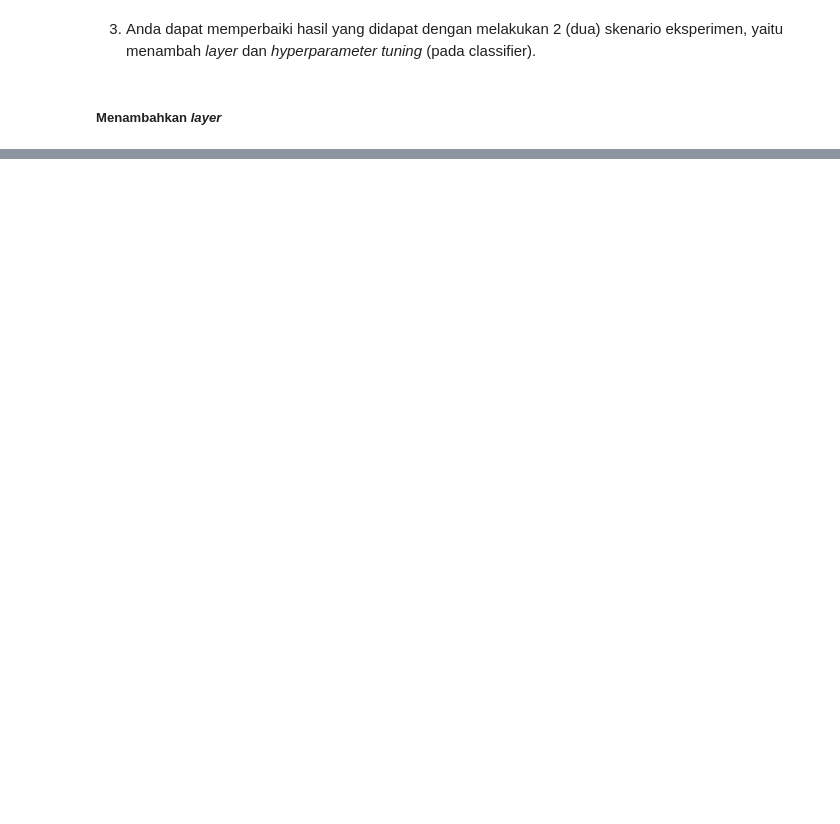
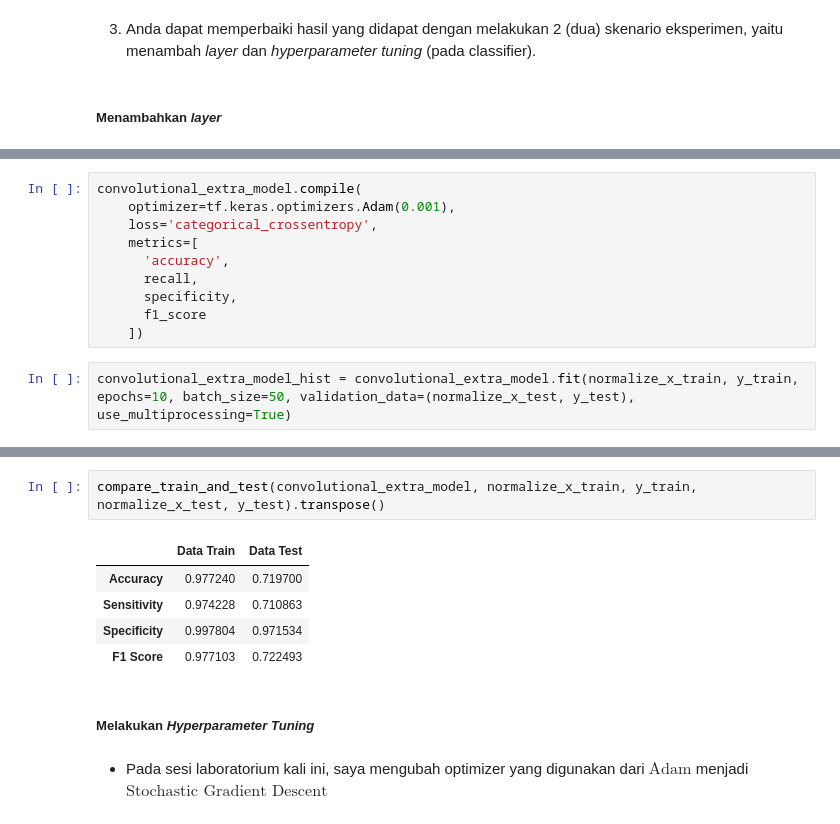
Before and after one commit to reiva5/CSC6801381-pemelajaran-mesin-lanjut, a Jupyter notebook: Lab 2/src/Tugas2_Jehian Norman Saviero_2006609645.ipynb, the cells around one changed output, grey strips where cells are left out. Cells and saved outputs as stored; diff of their text form; blank space fills up the shorter version.

```diff
--- a/Lab 2/src/Tugas2_Jehian Norman Saviero_2006609645.ipynb
+++ b/Lab 2/src/Tugas2_Jehian Norman Saviero_2006609645.ipynb
@@ -570,0 +593,12 @@ convolutional_extra_model.output_shape
+# %%
+convolutional_extra_model.compile(
+    optimizer=tf.keras.optimizers.Adam(0.001),
+    loss='categorical_crossentropy',
+    metrics=[
+      'accuracy',
+      recall,
+      specificity,
+      f1_score
+    ])
+# %%
+convolutional_extra_model_hist = convolutional_extra_model.fit(normalize_x_train, y_train, epochs=10, batch_size=50, validation_data=(normalize_x_test, y_test), use_multiprocessing=True)
@@ -570,0 +626,12 @@ convolutional_extra_model.output_shape
+# %%
+compare_train_and_test(convolutional_extra_model, normalize_x_train, y_train, normalize_x_test, y_test).transpose()
+# %% [output]
+|  | Data Train | Data Test |
+| Accuracy | 0.977240 | 0.719700 |
+| Sensitivity | 0.974228 | 0.710863 |
+| Specificity | 0.997804 | 0.971534 |
+| F1 Score | 0.977103 | 0.722493 |
+# %% [markdown]
+##### Melakukan _Hyperparameter Tuning_
+# %% [markdown]
+- Pada sesi laboratorium kali ini, saya mengubah optimizer yang digunakan dari $\text{Adam}$ menjadi $\text{Stochastic Gradient Descent}$
```
Also changed, not shown: parts of 24 cells of this notebook.
